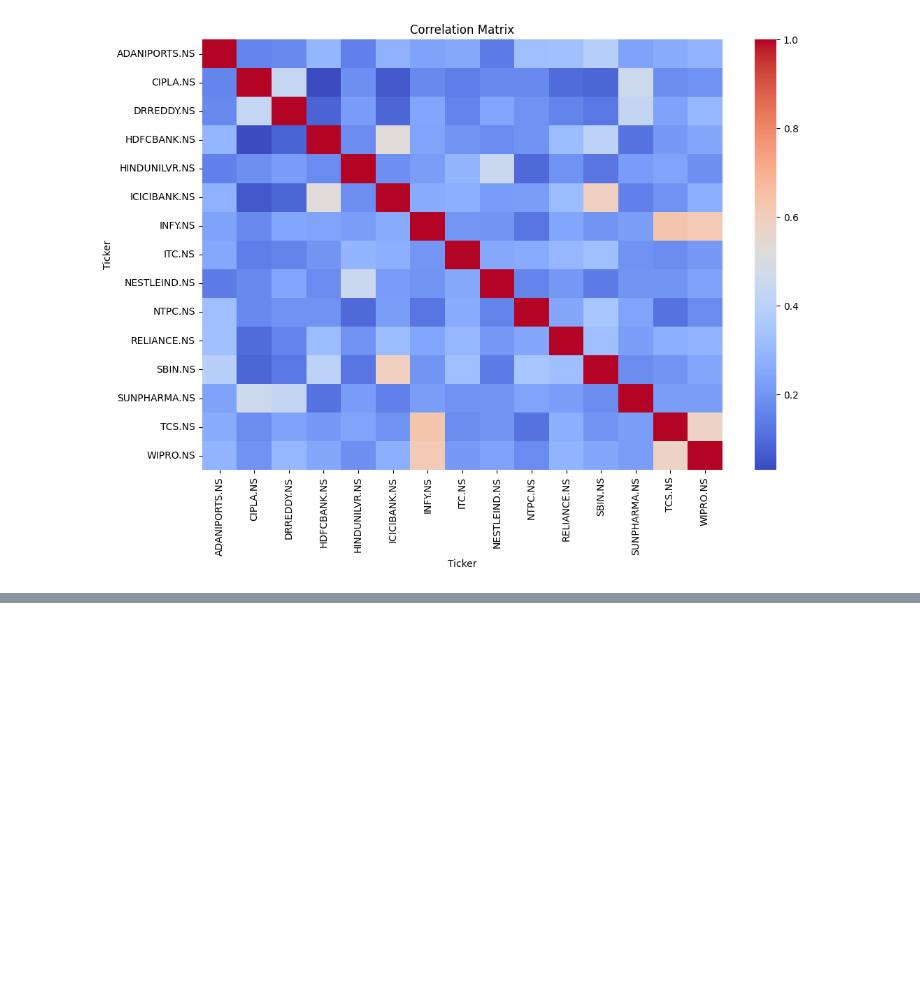
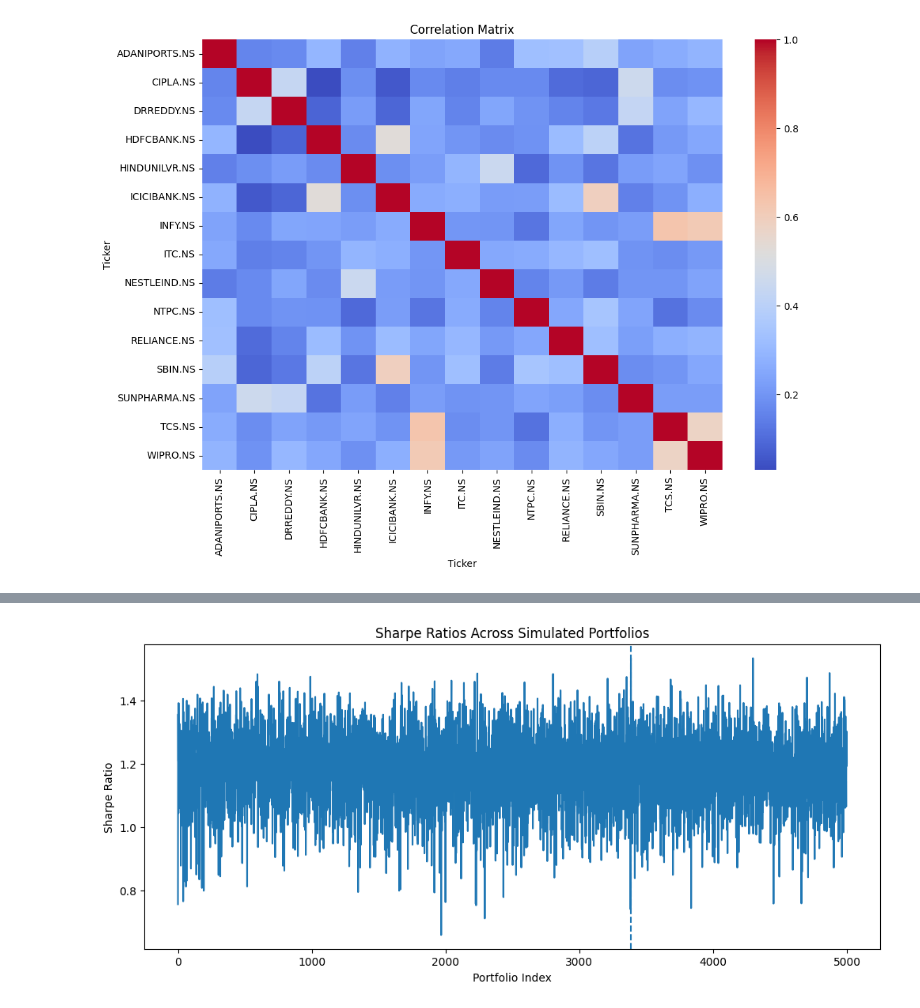
Before and after one commit to kamali1511/Portfolio-Optimization-Using-Modern-Portfolio-Theory-Using-Indian-Stocks, a Jupyter notebook: Portfolio_Optimization_Using_Modern_Portfolio_Theory_(Indian_Stocks).ipynb, the cells around one changed output, grey strips where cells are left out. Saved outputs shown, nothing was run; the diff lists cells and outputs as text; code cells hidden in the pictures; blank space fills up the shorter version.

```diff
--- a/Portfolio_Optimization_Using_Modern_Portfolio_Theory_(Indian_Stocks).ipynb
+++ b/Portfolio_Optimization_Using_Modern_Portfolio_Theory_(Indian_Stocks).ipynb
@@ -203,0 +244,13 @@ ADANIPORTS.NS : 0.008986657084744509
+# %%
+plt.figure(figsize=(12,5))
+
+plt.plot(results_df['Sharpe'].values)
+plt.axvline(x=max_sharpe_idx, linestyle='--')
+
+plt.title('Sharpe Ratios Across Simulated Portfolios')
+plt.xlabel('Portfolio Index')
+plt.ylabel('Sharpe Ratio')
+
+plt.show()
+# %% [output]
+[figure, added]
```
Also changed, not shown: parts of 6 cells of this notebook.
